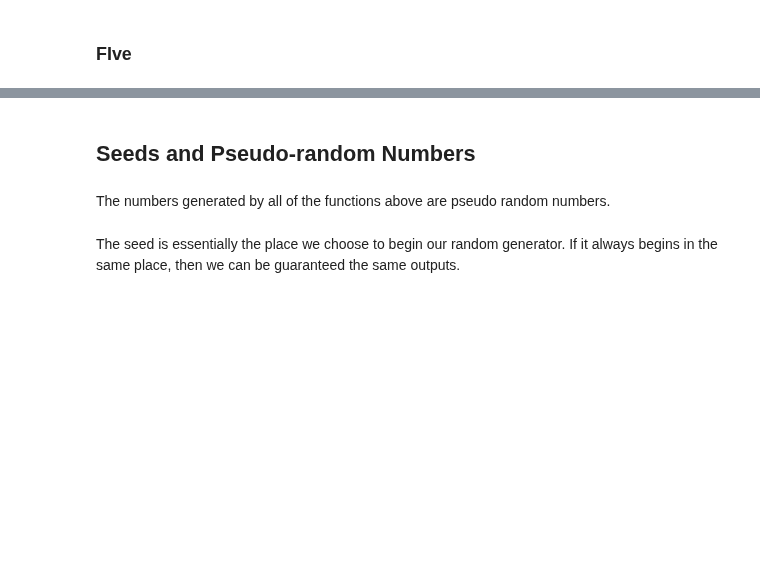
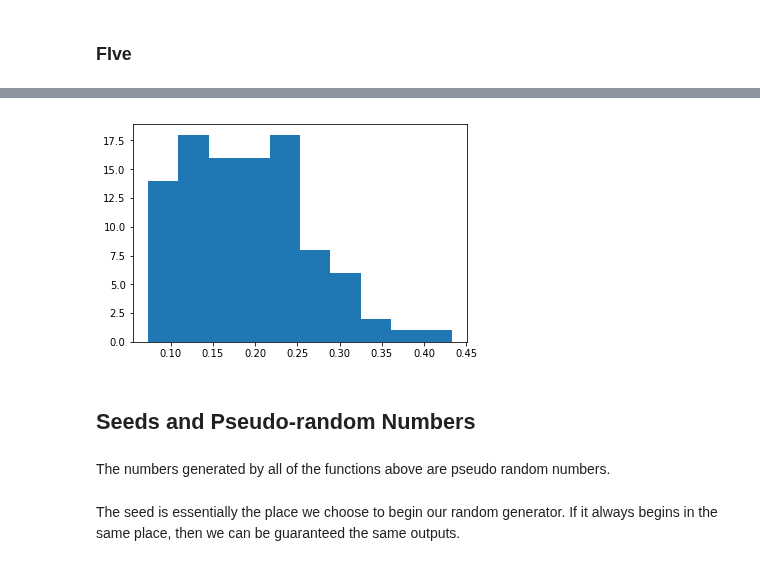
Before and after one commit to MarionMcG/numpy.random, a Jupyter notebook: numpy-random.ipynb, the cells around one changed output, grey strips where cells are left out. Saved outputs shown, nothing was run; the diff lists cells and outputs as text; code cells hidden in the pictures; blank space fills up the shorter version.

```diff
--- a/numpy-random.ipynb
+++ b/numpy-random.ipynb
@@ -513,3 +519,9 @@ plt.show()
+# %%
+beta_hist = np.random.beta(4.5, 20, 100)
+plt.hist(beta_hist)
+plt.show()
+# %% [output]
+[figure, added]
 # %% [markdown]
 ## Seeds and Pseudo-random Numbers
 # %% [markdown]
```
Also changed, not shown: parts of 6 cells of this notebook.
